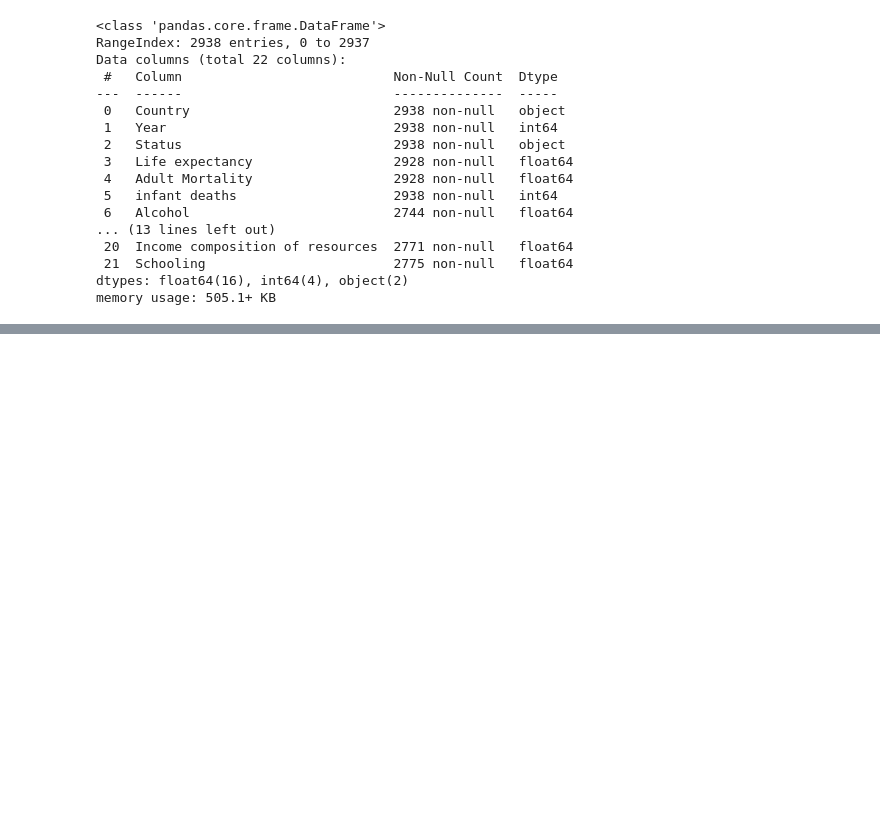
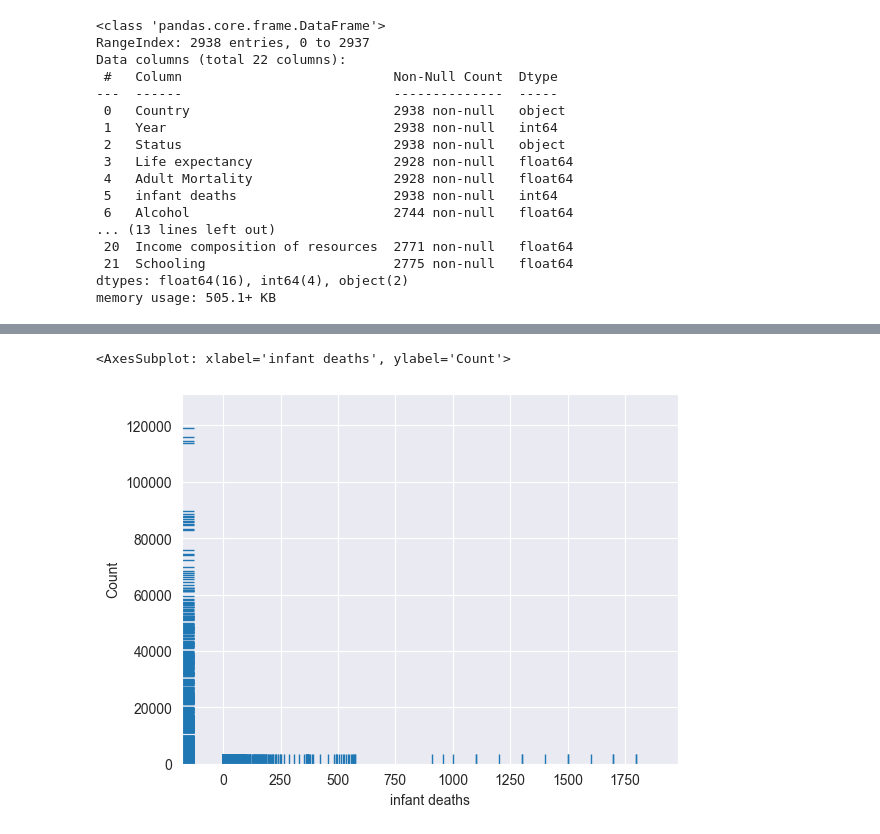
Before and after one commit to PrinceVIS/IADlabsPP32, a Jupyter notebook: Laba3/Laba3.ipynb, the cells around one changed output, grey strips where cells are left out. Drawn from its saved outputs; the diff is of its cells as text; code cells hidden in the pictures; blank space fills up the shorter version.

```diff
--- a/Laba3/Laba3.ipynb
+++ b/Laba3/Laba3.ipynb
@@ -371,0 +123,7 @@ Diphtheria   Середня  0.47949486434158567
+# %%
+dataDropna = data.dropna(subset=[' BMI '])
+sb.histplot(data=dataDropna, x="infant deaths", color="skyblue")
+sb.rugplot(data=dataDropna, x = 'infant deaths', y = 'GDP')
+# %% [output]
+<AxesSubplot: xlabel='infant deaths', ylabel='Count'>
+[figure, added]
```
Also changed, not shown: parts of 43 cells of this notebook, 1 other file.
